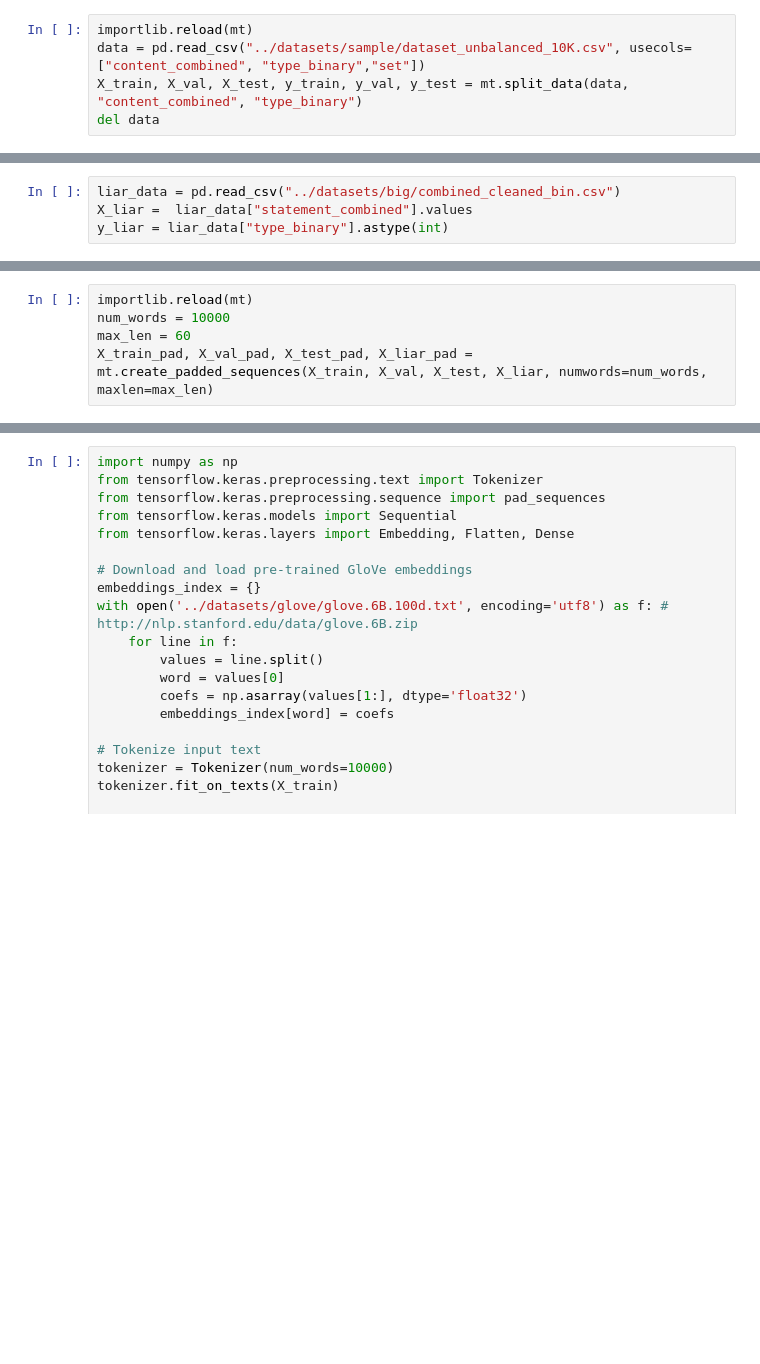
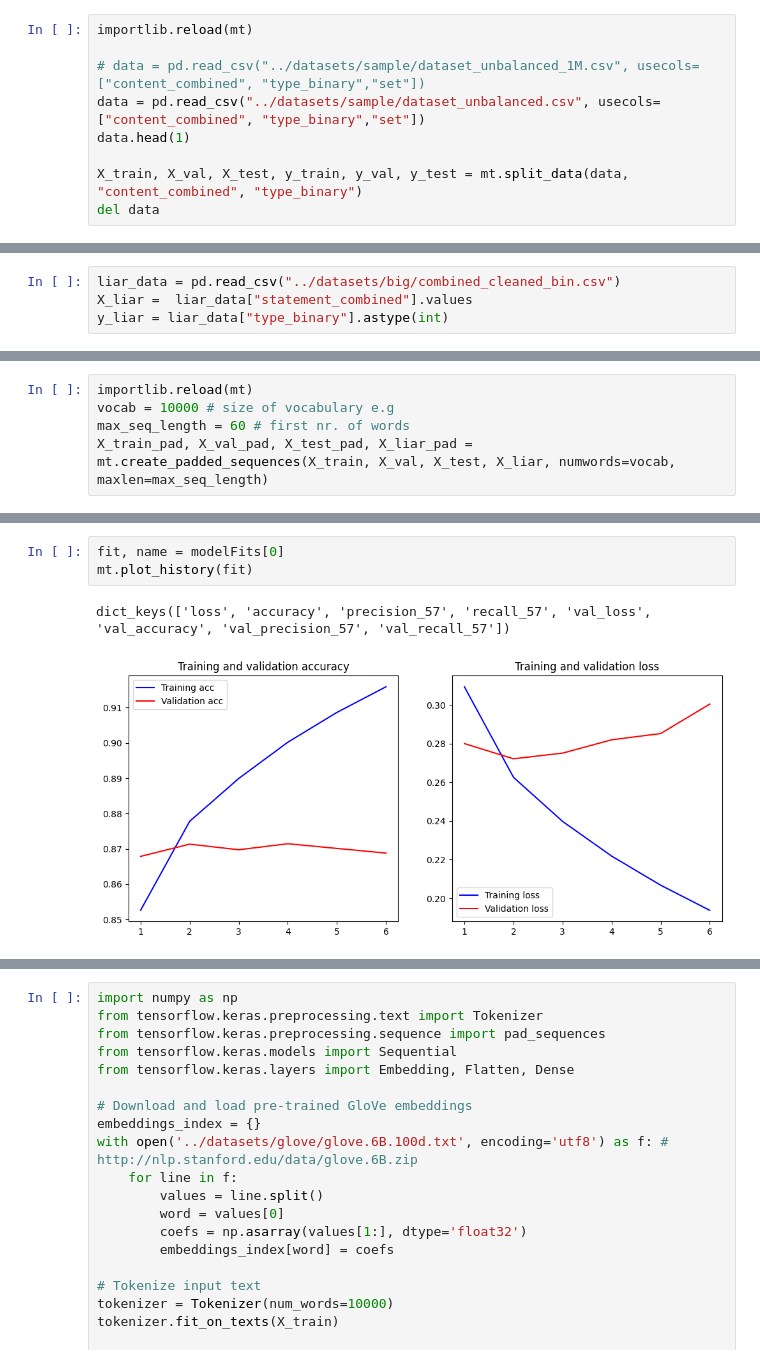
Before and after one commit to henrikdchristensen/DIKU-DS-Exam-FakeNewsDetection, a Jupyter notebook: src/advanced_model.ipynb, the cells around one changed output, grey strips where cells are left out. Drawn from its saved outputs; the diff is of its cells as text; blank space fills up the shorter version.

```diff
--- a/src/advanced_model.ipynb
+++ b/src/advanced_model.ipynb
@@ -277,6 +261,10 @@ pd.read_csv("../datasets/big/dataset_unbalanced_cleaned.csv").iloc[0]["content_t
 ### Tokenize the data and make sequences
 # %%
 importlib.reload(mt)
-data = pd.read_csv("../datasets/sample/dataset_unbalanced_10K.csv", usecols=["content_combined", "type_binary","set"])
+
+# data = pd.read_csv("../datasets/sample/dataset_unbalanced_1M.csv", usecols=["content_combined", "type_binary","set"])
+data = pd.read_csv("../datasets/sample/dataset_unbalanced.csv", usecols=["content_combined", "type_binary","set"])
+data.head(1)
+
 X_train, X_val, X_test, y_train, y_val, y_test = mt.split_data(data, "content_combined", "type_binary")
 del data
@@ -380,7 +341,7 @@ y_liar = liar_data["type_binary"].astype(int)
 # %%
 importlib.reload(mt)
-num_words = 10000
-max_len = 60
-X_train_pad, X_val_pad, X_test_pad, X_liar_pad = mt.create_padded_sequences(X_train, X_val, X_test, X_liar, numwords=num_words, maxlen=max_len)
+vocab = 10000 # size of vocabulary e.g
+max_seq_length = 60 # first nr. of words
+X_train_pad, X_val_pad, X_test_pad, X_liar_pad = mt.create_padded_sequences(X_train, X_val, X_test, X_liar, numwords=vocab, maxlen=max_seq_length)
 # %%
 # Define the model architecture
@@ -459,2 +417,8 @@ Loss 1.2550814151763916, Accuracy 0.7910000085830688, Precision 0.78354203701019
+# %%
+fit, name = modelFits[0]
+mt.plot_history(fit)
+# %% [output]
+dict_keys(['loss', 'accuracy', 'precision_57', 'recall_57', 'val_loss', 'val_accuracy', 'val_precision_57', 'val_recall_57'])
+[figure, added]
 # %%
 importlib.reload(mt)
```
Also changed, not shown: parts of 23 cells of this notebook, 13 other files.
